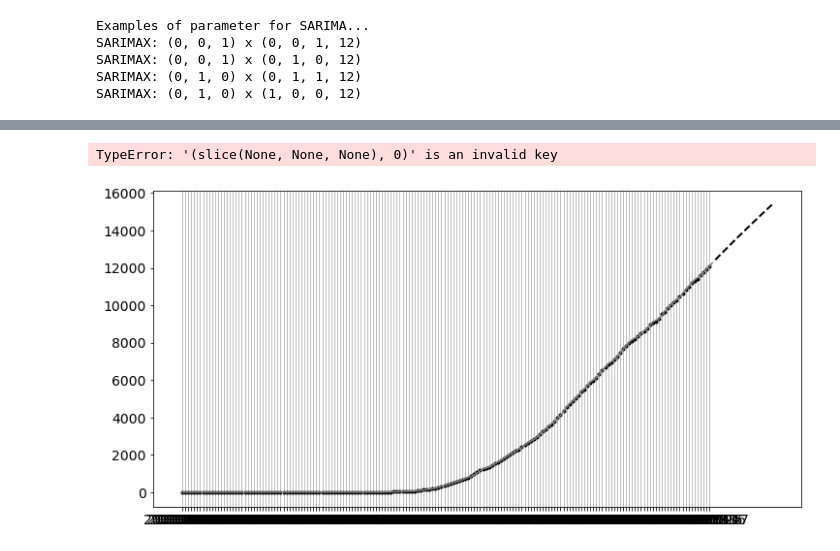
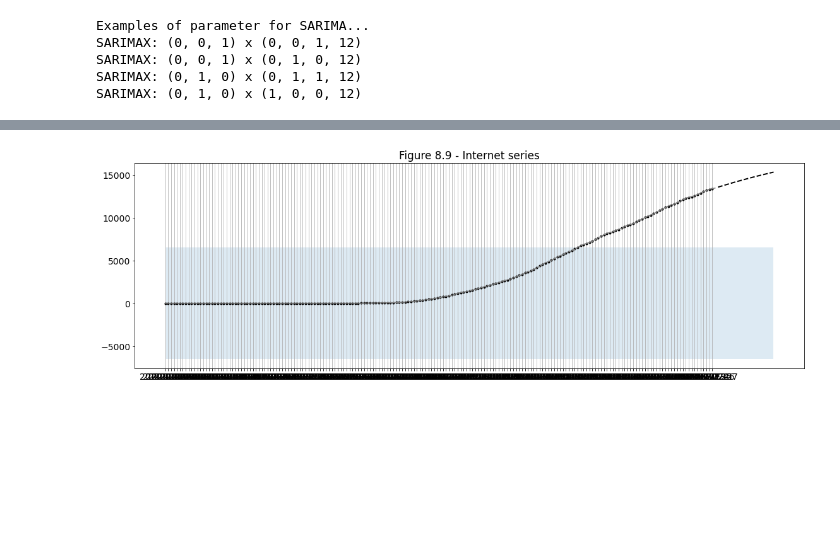
Before and after one commit to Machalkas/ts-covid, a Jupyter notebook: TS.ipynb, the cells around one changed output, grey strips where cells are left out. Saved outputs shown, nothing was run; the diff lists cells and outputs as text; code cells hidden in the pictures; blank space fills up the shorter version.

```diff
--- a/TS.ipynb
+++ b/TS.ipynb
@@ -68,7 +78,7 @@ SARIMAX: (0, 1, 0) x (0, 1, 1, 12)
 SARIMAX: (0, 1, 0) x (1, 0, 0, 12)
 # %%
 aic_full = pd.DataFrame(np.zeros((6,6), dtype=float))
-aic_miss = pd.DataFrame(np.zeros((6,6), dtype=float))
+# aic_miss = pd.DataFrame(np.zeros((6,6), dtype=float))
 # Iterate over all ARMA(p,q) models with p,q in [0,6]
 for p in range(6):
     for q in range(6):
@@ -82,13 +92,14 @@ for p in range(6):
             aic_full.iloc[p,q] = res.aic
         except:
             aic_full.iloc[p,q] = np.nan
-               # Estimate the model with missing datapoints
-        mod = sm.tsa.statespace.SARIMAX(y2, order=(p,0,q), enforce_invertibility=False)
-        try:
-            res = mod.fit(disp=False)
-            aic_miss.iloc[p,q] = res.aic
-        except:
-            aic_miss.iloc[p,q] = np.nan
+
+        #        # Estimate the model with missing datapoints
+        # mod = sm.tsa.statespace.SARIMAX(y2, order=(p,0,q), enforce_invertibility=False)
+        # try:
+        #     res = mod.fit(disp=False)
+        #     aic_miss.iloc[p,q] = res.aic
+        # except:
+        #     aic_miss.iloc[p,q] = np.nan
 # %%
 print(aic_full,"\n")
 aic_filter=np.nan_to_num(aic_full)
@@ -117,6 +128,6 @@ ARIMA(2,1)
 # %%
-print(aic_miss,"\n")
-aic_filter=np.nan_to_num(aic_miss)
-i,j=np.where(aic_filter==np.min(aic_filter[np.nonzero(aic_filter)]))
-print("min aic[%s][%s]:"%(j[0],i[0]) ,aic_miss[j[0]][i[0]])
-print("ARIMA(%s,%s)"%(i[0],j[0]))
+# print(aic_miss,"\n")
+# aic_filter=np.nan_to_num(aic_miss)
+# i,j=np.where(aic_filter==np.min(aic_filter[np.nonzero(aic_filter)]))
+# print("min aic[%s][%s]:"%(j[0],i[0]) ,aic_miss[j[0]][i[0]])
+# print("ARIMA(%s,%s)"%(i[0],j[0]))
@@ -156,21 +156,21 @@ Warnings:
 # %%
 # In-sample one-step-ahead predictions, and out-of-sample forecasts
 nforecast = 20
 predict = res.get_prediction(end=mod.nobs + nforecast)
 idx = np.arange(len(predict.predicted_mean))
 predict_ci = predict.conf_int(alpha=0.5)
-
 # Graph
-fig, ax = plt.subplots(figsize=(12,6))
+fig, ax = plt.subplots(figsize=(19,6))
 ax.xaxis.grid()
 ax.plot(y, 'k.')
-
 # Plot
 ax.plot(idx[:-nforecast], predict.predicted_mean[:-nforecast], 'gray')
 ax.plot(idx[-nforecast:], predict.predicted_mean[-nforecast:], 'k--', linestyle='--', linewidth=2)
-ax.fill_between(idx, predict_ci[:, 0], predict_ci[:, 1], alpha=0.15)
-
+try:
+    ax.fill_between(idx, predict_ci.loc[:,["lower Deaths"]].values[0], predict_ci.loc[:,["upper Deaths"]].values[0], alpha=0.15)
+except KeyError:
+    ax.fill_between(idx, predict_ci.loc[:,["lower Смертей"]].values[0], predict_ci.loc[:,["upper Смертей"]].values[0], alpha=0.15)
 ax.set(title='Figure 8.9 - Internet series')
+plt.show()
 # %% [output]
-TypeError: '(slice(None, None, None), 0)' is an invalid key
-[figure, old version]
+[figure, new version]
```
Also changed, not shown: parts of 7 cells of this notebook, 1 other file.
